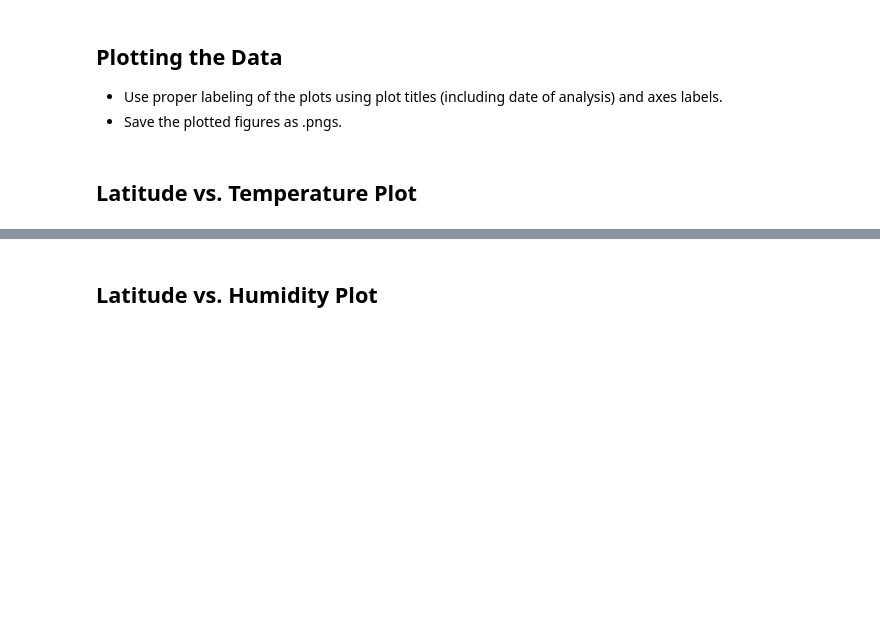
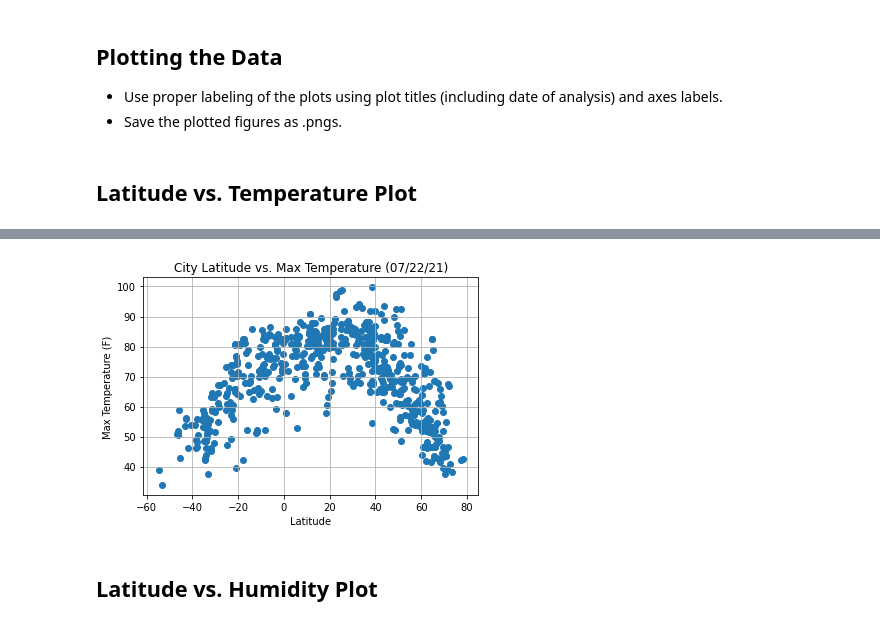
Before and after one commit to cass-john/python-api-challenge, a Jupyter notebook: WeatherPy-updated.ipynb, the cells around one changed output, grey strips where cells are left out. Cells and saved outputs as stored; diff of their text form; code cells hidden in the pictures; blank space fills up the shorter version.

Commit message:
plotted the data

```diff
--- a/WeatherPy-updated.ipynb
+++ b/WeatherPy-updated.ipynb
@@ -212,2 +203,16 @@ Int64Index([], dtype='int64')
+# %%
+# Create a Scatter Plot for temperature vs latitude
+#https://nu.bootcampcontent.com/NU-Coding-Bootcamp/nu-chi-data-pt-02-2021-u-c/-/blob/master/01-Lesson-Plans/06-Python-APIs/2/Activities/07-Stu_Weather_Stats/Solved/weather_stats.ipynb
+
+x_values = weather_df['Lat']
+y_values = weather_df['Max Temp']
+plt.title("City Latitude vs. Max Temperature (07/22/21)")
+plt.scatter(x_values,y_values)
+plt.xlabel('Latitude')
+plt.ylabel('Max Temperature (F)')
+plt.grid(True)
+plt.show()
+# %% [output]
+[figure, added]
 # %% [markdown]
 ## Latitude vs. Humidity Plot
```
Also changed, not shown: parts of 13 cells of this notebook, 1 other file.
